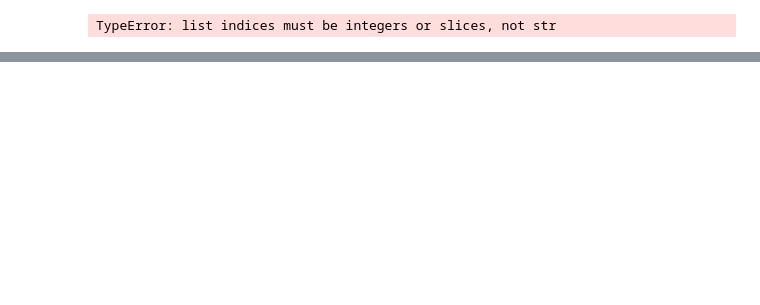
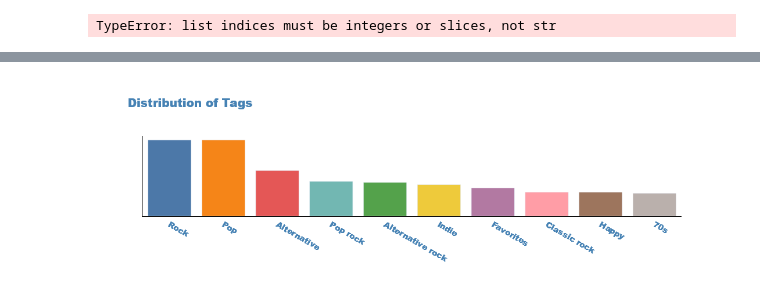
Before and after one commit to jbailey424/ThePlaylistinator, a Jupyter notebook: spotipy_experimenting.ipynb, the cells around one changed output, grey strips where cells are left out. Drawn from its saved outputs; the diff is of its cells as text; code cells hidden in the pictures; blank space fills up the shorter version.

```diff
--- a/spotipy_experimenting.ipynb
+++ b/spotipy_experimenting.ipynb
@@ -335,0 +252,50 @@ cover art: https://i.scdn.co/image/ab67616d0000b2731aa47e71c4edfeaddb65cd54
+# %%
+from tqdm import tqdm
+
+def gettoptags_fromsong(songname, artistname):
+    tags = []
+    try:
+        r = lastfm_call({'method': 'track.getTopTags', 'track':songname, 'artist':artistname, 'autocorrect':1})
+        for tag in r.json().get('toptags', {}).get('tag', [])[:15]:
+            tags.append(tag['name'])
+    except:
+        pass
+    return tags
+
+def taglist_fromplaylistdf(playlistdata)->list:
+    listlist = []
+    for i in tqdm(range(len(playlistdata))):
+        track, artist = playlistdata.loc[i]['name'], playlistdata.loc[i]['artist_name']
+        tags = gettoptags_fromsong(track, artist)
+        listlist.append(tags)
+    return listlist
+
+def count_strings(list_of_lists):
+    string_count = {}
+    for lst in list_of_lists:
+        for string in lst:
+            string_count[string] = string_count.get(string, 0) + 1
+    sorted_dict = dict(sorted(string_count.items(), key=lambda item: item[1], reverse=True))
+    return sorted_dict
+
+def tag_distribution(taglist:list):
+    taglist = count_strings(taglist)
+    names = list(s.capitalize() for s in taglist.keys())[:10]
+    counts = list(taglist.values())[:10]
+
+    fig = px.bar(x=names, y=counts,
+                 title='Distribution of Tags',
+                 labels={'y': '', 'x':''},
+                 color = names, color_discrete_sequence = px.colors.qualitative.T10)
+    fig.update_layout(plot_bgcolor='rgba(0,0,0,0)', showlegend=False)
+    fig.update_yaxes(ticks='', showticklabels=False, showgrid=False)
+    fig.update_xaxes(showline=True, linewidth=1, linecolor='black')
+    fig.update_yaxes(showline=True, linewidth=1, linecolor='black')
+    fig.update_layout(font=dict(size=14, family="Arial Black", color="SteelBlue"))
+    fig.update_traces(hovertemplate='%{x} appears %{y} times!<extra></extra>')
+    fig.show()
+
+tags = taglist_fromplaylistdf(playlistdata)
+tag_distribution(tags)
+# %% [output]
+[figure, added]
```
Also changed, not shown: parts of 34 cells of this notebook, 4 other files.
